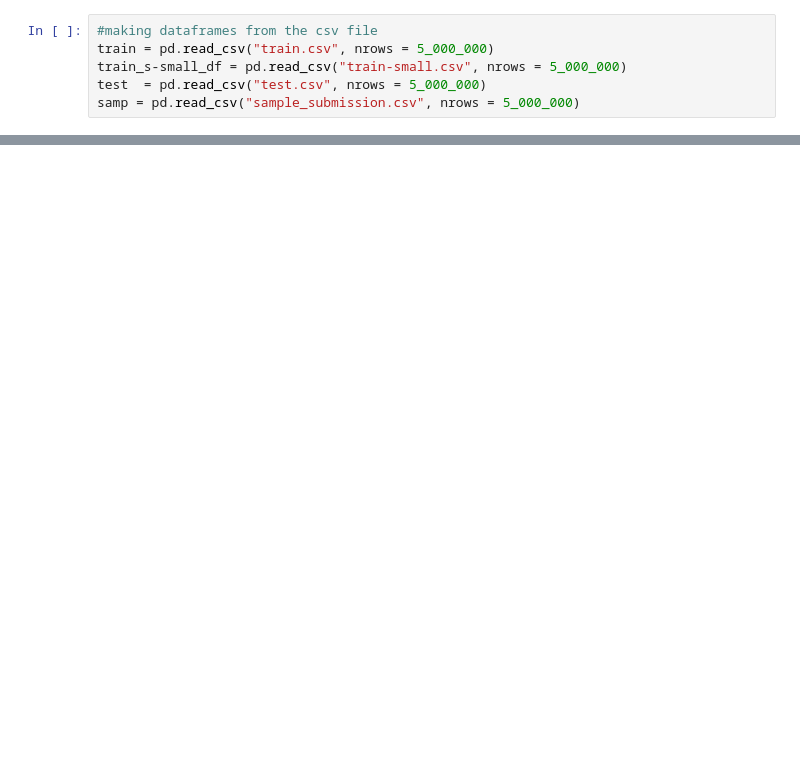
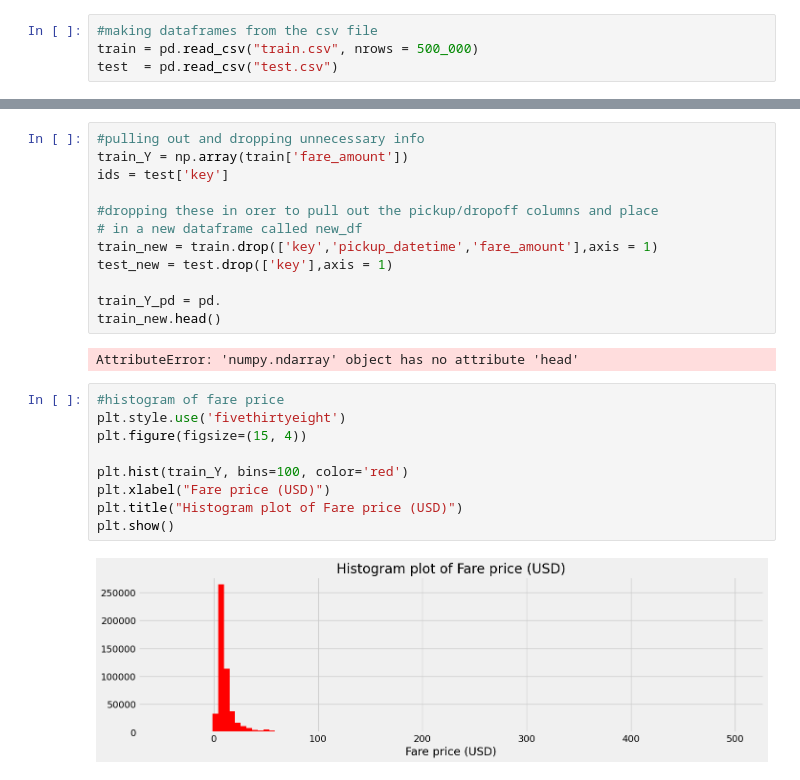
Before and after one commit to efazHossain/DATA-3402-efazh, a Jupyter notebook: Labs/Kaggle Project/EfazH_NYCFare_Kaggle.ipynb, the cells around one changed output, grey strips where cells are left out. Drawn from its saved outputs; the diff is of its cells as text; blank space fills up the shorter version.

```diff
--- a/Labs/Kaggle Project/EfazH_NYCFare_Kaggle.ipynb
+++ b/Labs/Kaggle Project/EfazH_NYCFare_Kaggle.ipynb
@@ -23,6 +22,4 @@ ls -lh
 # %%
 #making dataframes from the csv file
-train = pd.read_csv("train.csv", nrows = 5_000_000)
-train_s-small_df = pd.read_csv("train-small.csv", nrows = 5_000_000)
-test  = pd.read_csv("test.csv", nrows = 5_000_000)
-samp = pd.read_csv("sample_submission.csv", nrows = 5_000_000)
+train = pd.read_csv("train.csv", nrows = 500_000)
+test  = pd.read_csv("test.csv")
@@ -31,0 +47,25 @@ train_s[pd.isnull(train_s)].sum()
+# %%
+#pulling out and dropping unnecessary info
+train_Y = np.array(train['fare_amount'])
+ids = test['key']
+
+#dropping these in orer to pull out the pickup/dropoff columns and place
+# in a new dataframe called new_df
+train_new = train.drop(['key','pickup_datetime','fare_amount'],axis = 1)
+test_new = test.drop(['key'],axis = 1)
+
+train_Y_pd = pd.
+train_new.head()
+# %% [output]
+AttributeError: 'numpy.ndarray' object has no attribute 'head'
+# %%
+#histogram of fare price
+plt.style.use('fivethirtyeight')
+plt.figure(figsize=(15, 4))
+
+plt.hist(train_Y, bins=100, color='red')
+plt.xlabel("Fare price (USD)")
+plt.title("Histogram plot of Fare price (USD)")
+plt.show()
+# %% [output]
+[figure, added]
```
Also changed, not shown: parts of 14 cells of this notebook, 2 other files.
